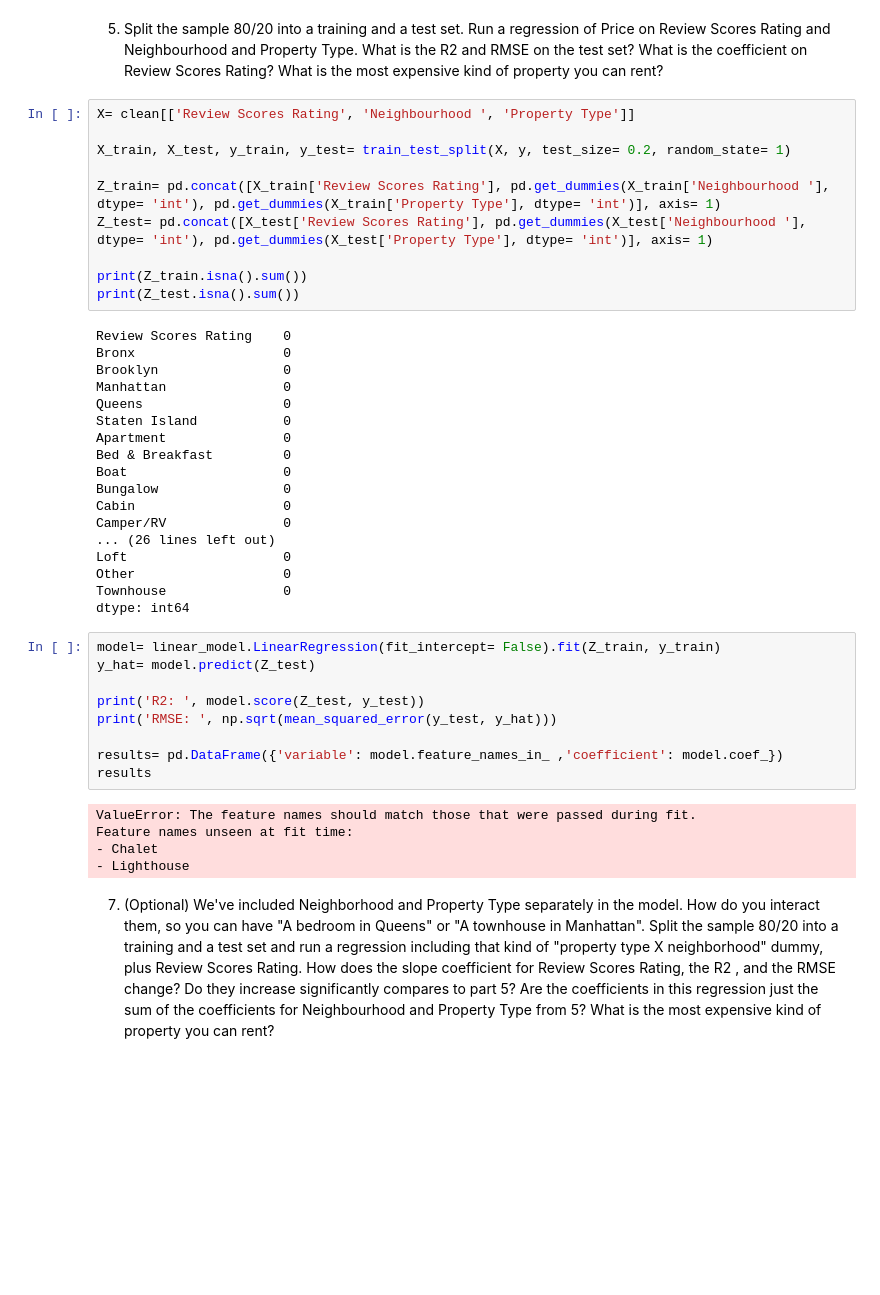
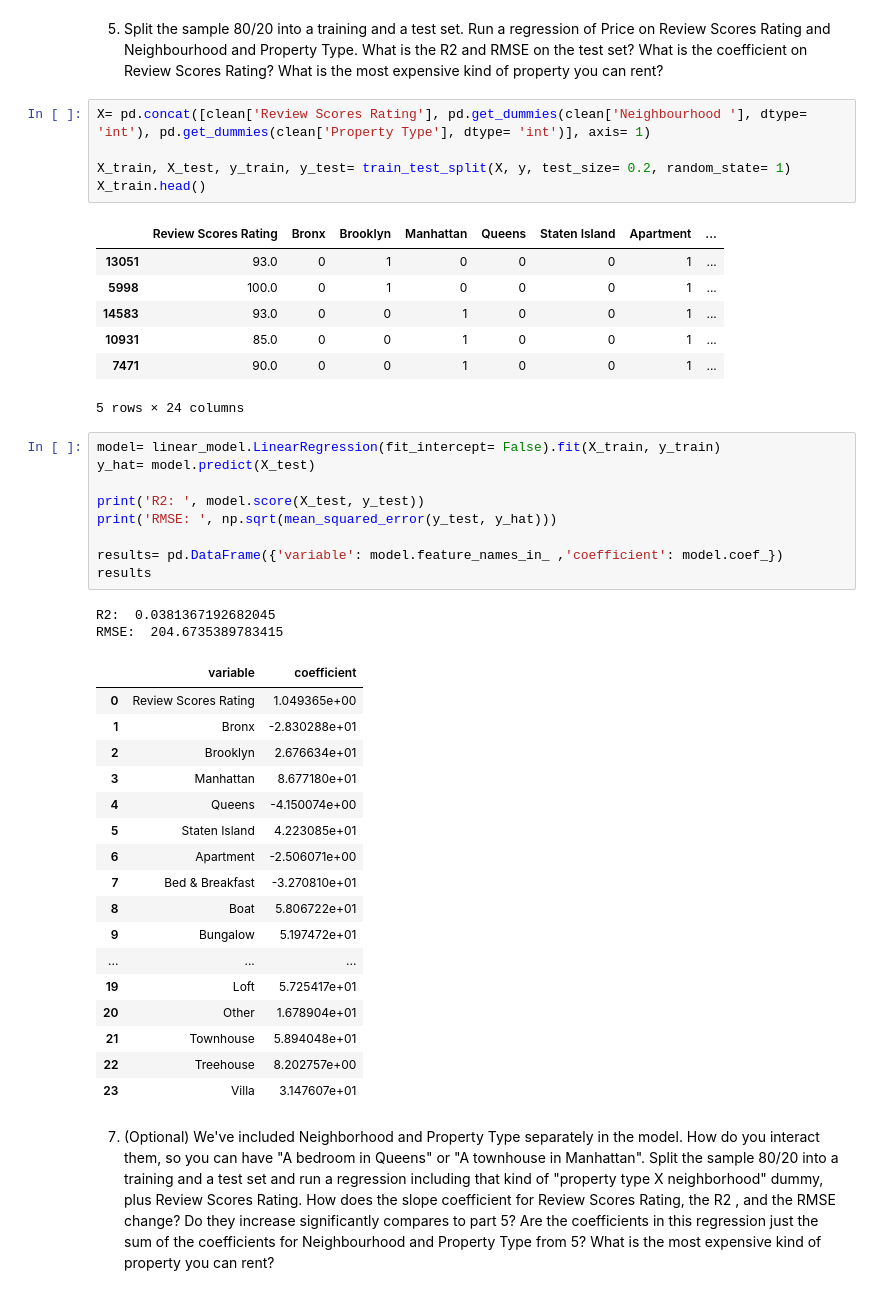
Before and after one commit to cann-emma/myfork-linearRegression, a Jupyter notebook: assignment.ipynb, the cells around one changed output. Drawn from its saved outputs; the diff is of its cells as text; blank space fills up the shorter version.

```diff
--- a/assignment.ipynb
+++ b/assignment.ipynb
@@ -179,47 +185,47 @@ RMSE:  205.53757661645776
 # %% [markdown]
 5. Split the sample 80/20 into a training and a test set. Run a regression of Price on Review Scores Rating and Neighbourhood and Property Type. What is the  R2  and RMSE on the test set? What is the coefficient on Review Scores Rating? What is the most expensive kind of property you can rent?
 # %%
-X= clean[['Review Scores Rating', 'Neighbourhood ', 'Property Type']]
+X= pd.concat([clean['Review Scores Rating'], pd.get_dummies(clean['Neighbourhood '], dtype= 'int'), pd.get_dummies(clean['Property Type'], dtype= 'int')], axis= 1)
 
 X_train, X_test, y_train, y_test= train_test_split(X, y, test_size= 0.2, random_state= 1)
-
-Z_train= pd.concat([X_train['Review Scores Rating'], pd.get_dummies(X_train['Neighbourhood '], dtype= 'int'), pd.get_dummies(X_train['Property Type'], dtype= 'int')], axis= 1)
-Z_test= pd.concat([X_test['Review Scores Rating'], pd.get_dummies(X_test['Neighbourhood '], dtype= 'int'), pd.get_dummies(X_test['Property Type'], dtype= 'int')], axis= 1)
-
-print(Z_train.isna().sum())
-print(Z_test.isna().sum())
+X_train.head()
 # %% [output]
+|  | Review Scores Rating | Bronx | Brooklyn | Manhattan | Queens | Staten Island | Apartment | ... |
+| 13051 | 93.0 | 0 | 1 | 0 | 0 | 0 | 1 | ... |
+| 5998 | 100.0 | 0 | 1 | 0 | 0 | 0 | 1 | ... |
+| 14583 | 93.0 | 0 | 0 | 1 | 0 | 0 | 1 | ... |
+| 10931 | 85.0 | 0 | 0 | 1 | 0 | 0 | 1 | ... |
+| 7471 | 90.0 | 0 | 0 | 1 | 0 | 0 | 1 | ... |
-Review Scores Rating    0
-Bronx                   0
-Brooklyn                0
-Manhattan               0
-Queens                  0
-Staten Island           0
-Apartment               0
-Bed & Breakfast         0
-Boat                    0
-Bungalow                0
-Cabin                   0
-Camper/RV               0
-... (26 lines left out)
-Loft                    0
-Other                   0
-Townhouse               0
-dtype: int64
+5 rows × 24 columns
 # %%
-model= linear_model.LinearRegression(fit_intercept= False).fit(Z_train, y_train)
-y_hat= model.predict(Z_test)
+model= linear_model.LinearRegression(fit_intercept= False).fit(X_train, y_train)
+y_hat= model.predict(X_test)
 
-print('R2: ', model.score(Z_test, y_test))
+print('R2: ', model.score(X_test, y_test))
 print('RMSE: ', np.sqrt(mean_squared_error(y_test, y_hat)))
 
 results= pd.DataFrame({'variable': model.feature_names_in_ ,'coefficient': model.coef_})
 results
 # %% [output]
-ValueError: The feature names should match those that were passed during fit.
-Feature names unseen at fit time:
-- Chalet
-- Lighthouse
+R2:  0.0381367192682045
+RMSE:  204.6735389783415
+|  | variable | coefficient |
+| 0 | Review Scores Rating | 1.049365e+00 |
+| 1 | Bronx | -2.830288e+01 |
+| 2 | Brooklyn | 2.676634e+01 |
+| 3 | Manhattan | 8.677180e+01 |
+| 4 | Queens | -4.150074e+00 |
+| 5 | Staten Island | 4.223085e+01 |
+| 6 | Apartment | -2.506071e+00 |
+| 7 | Bed & Breakfast | -3.270810e+01 |
+| 8 | Boat | 5.806722e+01 |
+| 9 | Bungalow | 5.197472e+01 |
+| ... | ... | ... |
+| 19 | Loft | 5.725417e+01 |
+| 20 | Other | 1.678904e+01 |
+| 21 | Townhouse | 5.894048e+01 |
+| 22 | Treehouse | 8.202757e+00 |
+| 23 | Villa | 3.147607e+01 |
 # %% [markdown]
 7. (Optional) We've included Neighborhood and Property Type separately in the model. How do you interact them, so you can have "A bedroom in Queens" or "A townhouse in Manhattan". Split the sample 80/20 into a training and a test set and run a regression including that kind of "property type X neighborhood" dummy, plus Review Scores Rating. How does the slope coefficient for Review Scores Rating, the  R2 , and the RMSE change? Do they increase significantly compares to part 5? Are the coefficients in this regression just the sum of the coefficients for Neighbourhood and Property Type from 5? What is the most expensive kind of property you can rent?
 # %%
```
Also changed, not shown: parts of 4 cells of this notebook.
